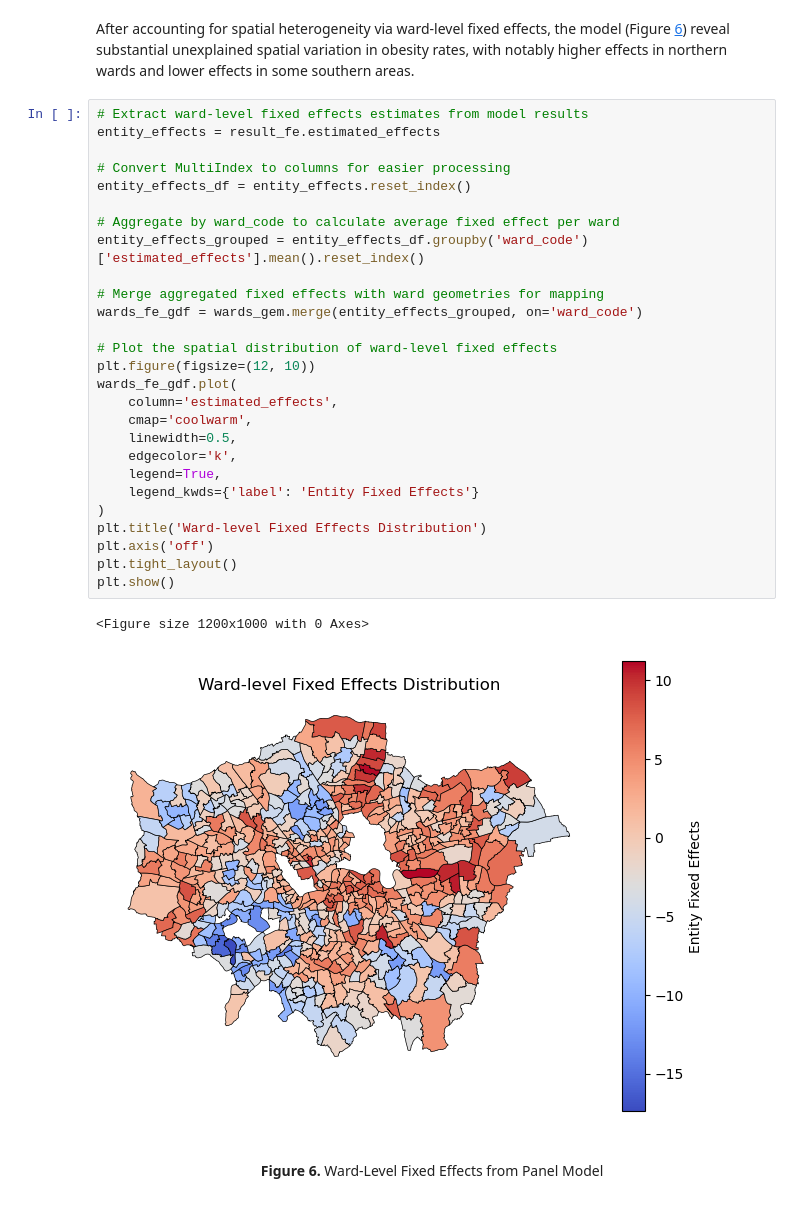
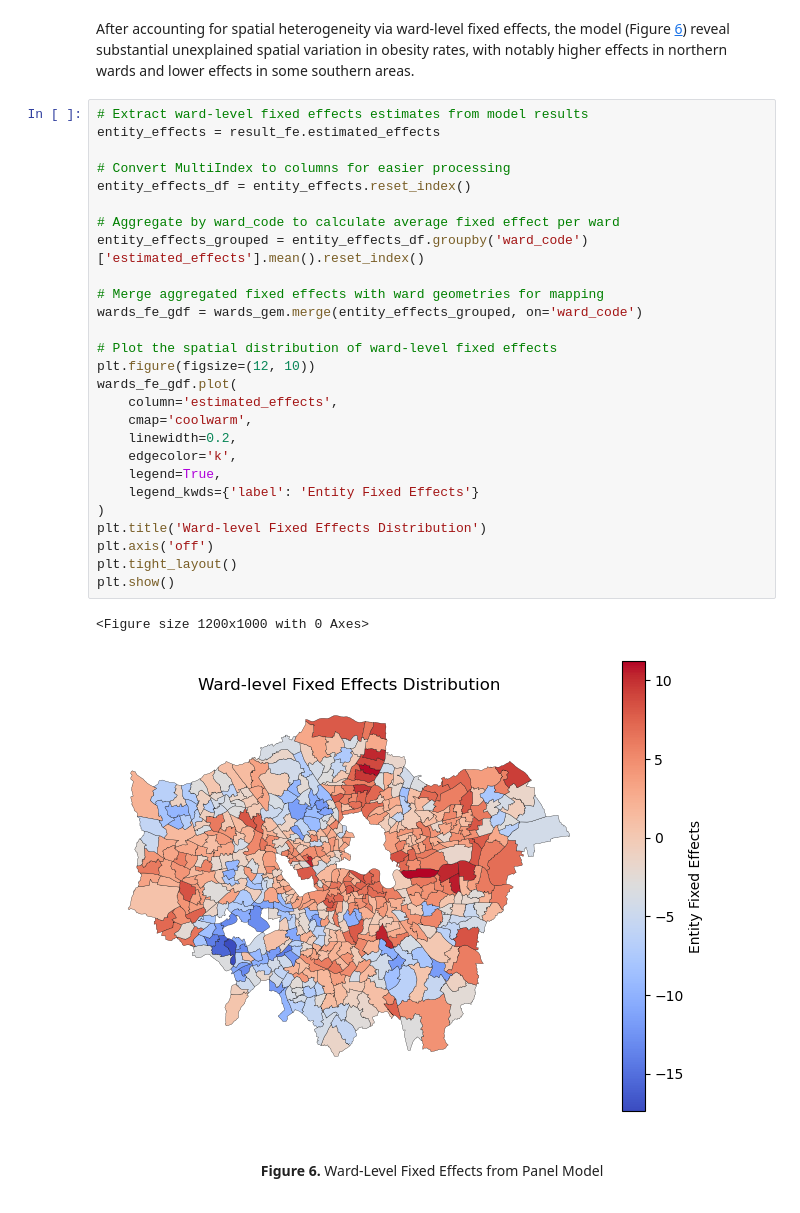
Before and after one commit to VeraLi0710/06DS-ML-Investigation, a Jupyter notebook: 24109799_submission_CASA0006.ipynb, the cells around one changed output. Saved outputs shown, nothing was run; the diff lists cells and outputs as text.

```diff
--- a/24109799_submission_CASA0006.ipynb
+++ b/24109799_submission_CASA0006.ipynb
@@ -1103,33 +1106,33 @@ After accounting for spatial heterogeneity via ward-level fixed effects, the mod
 # %%
 # Extract ward-level fixed effects estimates from model results
 entity_effects = result_fe.estimated_effects
 
 # Convert MultiIndex to columns for easier processing
 entity_effects_df = entity_effects.reset_index()
 
 # Aggregate by ward_code to calculate average fixed effect per ward
 entity_effects_grouped = entity_effects_df.groupby('ward_code')['estimated_effects'].mean().reset_index()
 
 # Merge aggregated fixed effects with ward geometries for mapping
 wards_fe_gdf = wards_gem.merge(entity_effects_grouped, on='ward_code')
 
 # Plot the spatial distribution of ward-level fixed effects
 plt.figure(figsize=(12, 10))
 wards_fe_gdf.plot(
     column='estimated_effects',
     cmap='coolwarm',
-    linewidth=0.5,
+    linewidth=0.2,
     edgecolor='k',
     legend=True,
     legend_kwds={'label': 'Entity Fixed Effects'}
 )
 plt.title('Ward-level Fixed Effects Distribution')
 plt.axis('off')
 plt.tight_layout()
 plt.show()
 # %% [output]
 <Figure size 1200x1000 with 0 Axes>
-[figure, old version]
+[figure, new version]
 # %% [markdown]
 <a id="figure-6-ward-level-fixed-effects"></a>
 <div style="text-align:center; padding:10px 0;">
```
Also changed, not shown: parts of 17 cells of this notebook, 3 other files.
